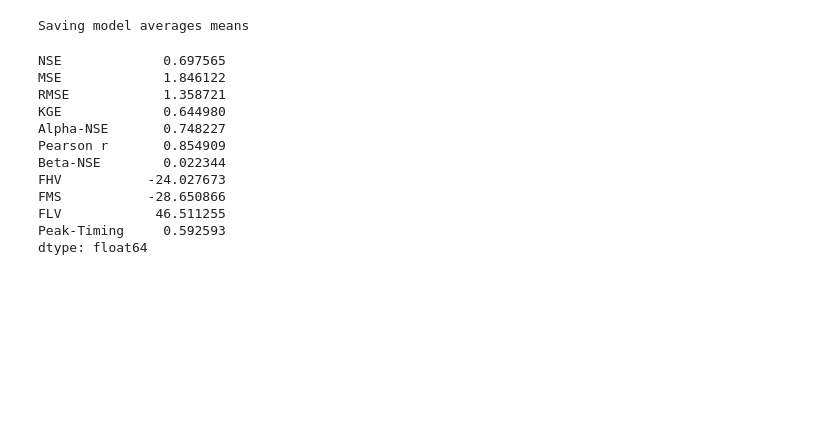
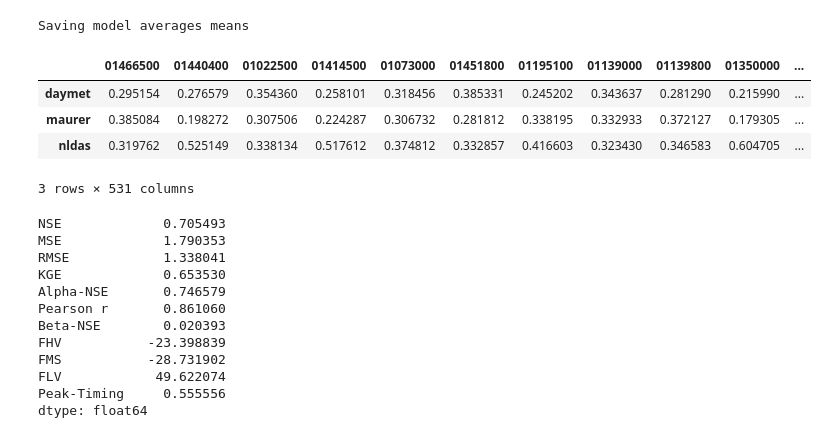
Before and after one commit to Upstream-Tech/SACSMA-SNOW17, a Jupyter notebook: analysis.ipynb, the cells around one changed output. Cells and saved outputs as stored; diff of their text form; code cells hidden in the pictures; blank space fills up the shorter version.

Commit message:
added (and commented out) probability weighting scheme

```diff
--- a/analysis.ipynb
+++ b/analysis.ipynb
@@ -3,7 +3,7 @@
 %matplotlib notebook
 %matplotlib notebook
 # %%
-NEW_EXPERIMENTS = True
+NEW_EXPERIMENTS = False
 NEW_AVERAGING = True
 NEW_METRICS = True
 # %%
@@ -33,7 +33,7 @@ train_dates = pd.date_range(train_start_date, train_end_date)
 # experiment metadata
 results_dir = Path('/home/gsnearing/projects/multi-inputs/SACSMA-SNOW17/results')
 forcing_types = ['daymet', 'maurer','nldas']
-config_nums = [1]#list(range(1,11))
+config_nums = list(range(1,11))
 # %%
 # get list of basins from actual results (not a basin file)
 dummy_run_dir = results_dir / 'daymet/config_1'
@@ -122,29 +114,42 @@ def model_averaging(ensemble_df, observation_df, train_dates):
 
     # estimate weights based on training-period fits
     diff = ensemble_df.loc[train_dates].sub(observation_df.loc[train_dates], axis=0)
-    weights = np.sqrt((diff**2).mean())
+#     weights = np.sqrt((diff**2).mean())
 
+    sigma = 50
+    N = diff.shape[0]
+    constant_term = -N/2*np.log(2*np.pi*sigma**2)
+    scaler_term = -1/(2*sigma**2)
+    log_term = (diff**2).sum()
+    log_like = constant_term + scaler_term*log_term
+    probability = pd.Series(index=models)
+    for model in models:
+        probability[model] = 0
+        for mod in models:
+            probability[model] = probability[model] + np.exp(log_like[mod]-log_like[model])
+        probability[model] = 1/probability[model]
+    weights = probability / np.sum(probability)
 
-    weights['nldas'] = 1
-    weights['daymet'] = 1
-    weights['maurer'] = 1
-
-    weights = weights / np.sum(weights)
-
+#     weights = ((diff**2).mean())
+#     weights['nldas'] = 1
+#     weights['daymet'] = 1
+#     weights['maurer'] = 1
+#     weights = weights / np.sum(weights)
 
     # weight test period into a single hydrograph
     hydrograph = ensemble_df.dot(weights)
 
-    return hydrograph
+    return hydrograph, weights
 # %%
 # run mixing strategy
 if NEW_AVERAGING:
 
     sacsma_mixture_hydrograph = pd.DataFrame(columns=basins)
+    mixture_weights = pd.DataFrame(columns=basins)
     for basin in tqdm(basins):
-        sacsma_mixture_hydrograph[basin] = model_averaging(sacsma[basin],
-                                                           usgs[basin],
-                                                           train_dates)
+        sacsma_mixture_hydrograph[basin], mixture_weights[basin] = model_averaging(sacsma[basin],
+                                                                                   usgs[basin],
+                                                                                   train_dates)
     print('Saving model averages means')
     with open('notebook_env_saves/sacsma_model_averages.pkl', 'wb') as f:
         pkl.dump(sacsma_mixture_hydrograph, f)
@@ -154,6 +159,14 @@ else:
         sacsma_mixture_hydrograph = pkl.load(f)
 # %% [output]
 Saving model averages means
+# %%
+mixture_weights
+# %% [output]
+|  | 01466500 | 01440400 | 01022500 | 01414500 | 01073000 | 01451800 | 01195100 | 01139000 | 01139800 | 01350000 | ... |
+| daymet | 0.295154 | 0.276579 | 0.354360 | 0.258101 | 0.318456 | 0.385331 | 0.245202 | 0.343637 | 0.281290 | 0.215990 | ... |
+| maurer | 0.385084 | 0.198272 | 0.307506 | 0.224287 | 0.306732 | 0.281812 | 0.338195 | 0.332933 | 0.372127 | 0.179305 | ... |
+| nldas | 0.319762 | 0.525149 | 0.338134 | 0.517612 | 0.374812 | 0.332857 | 0.416603 | 0.323430 | 0.346583 | 0.604705 | ... |
+3 rows × 531 columns
 # %%
 # store ensemble means as xarray data sets
 if NEW_METRICS:
@@ -199,17 +212,17 @@ else:
 # %%
 metrics.median()
 # %% [output]
-NSE             0.697565
-MSE             1.846122
-RMSE            1.358721
-KGE             0.644980
-Alpha-NSE       0.748227
-Pearson r       0.854909
-Beta-NSE        0.022344
-FHV           -24.027673
-FMS           -28.650866
-FLV            46.511255
-Peak-Timing     0.592593
+NSE             0.705493
+MSE             1.790353
+RMSE            1.338041
+KGE             0.653530
+Alpha-NSE       0.746579
+Pearson r       0.861060
+Beta-NSE        0.020393
+FHV           -23.398839
+FMS           -28.731902
+FLV            49.622074
+Peak-Timing     0.555556
 dtype: float64
 # %%
 metrics.mean()
```
Also changed, not shown: parts of 8 cells of this notebook.
